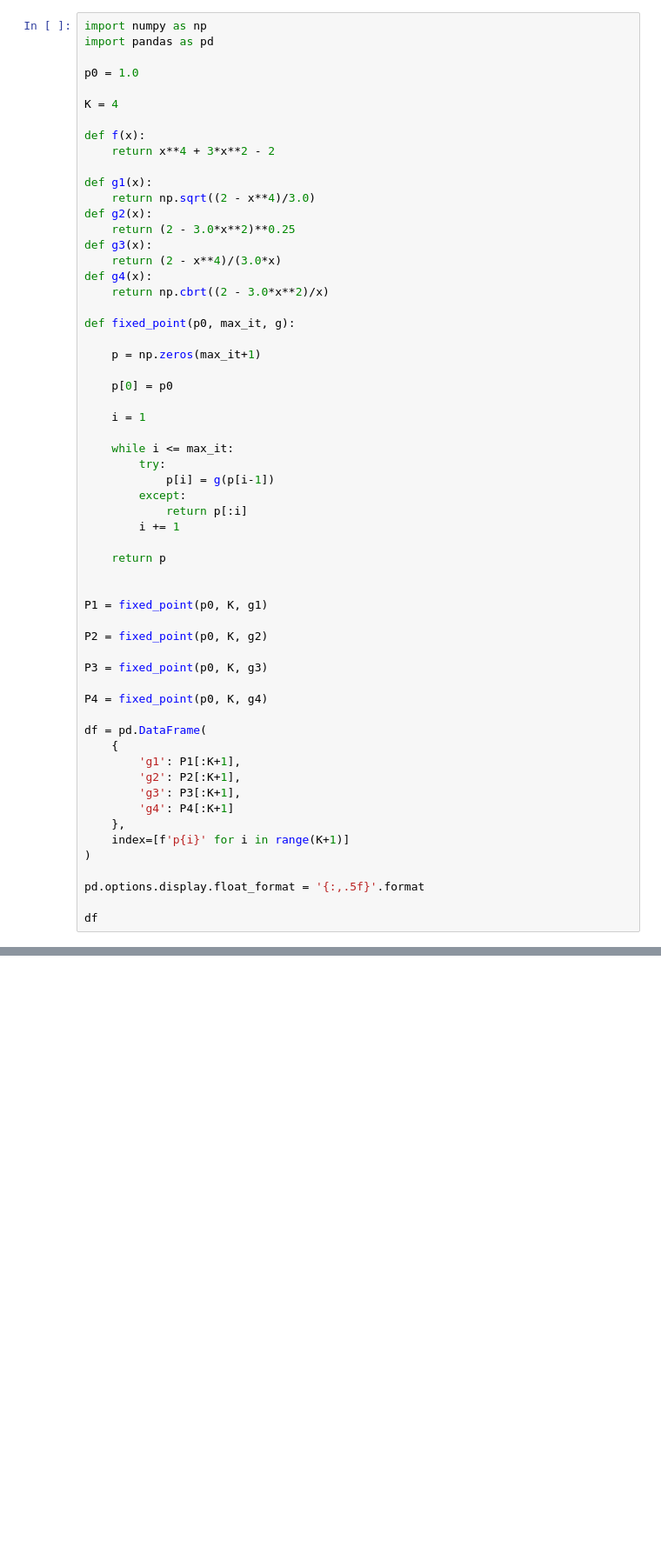
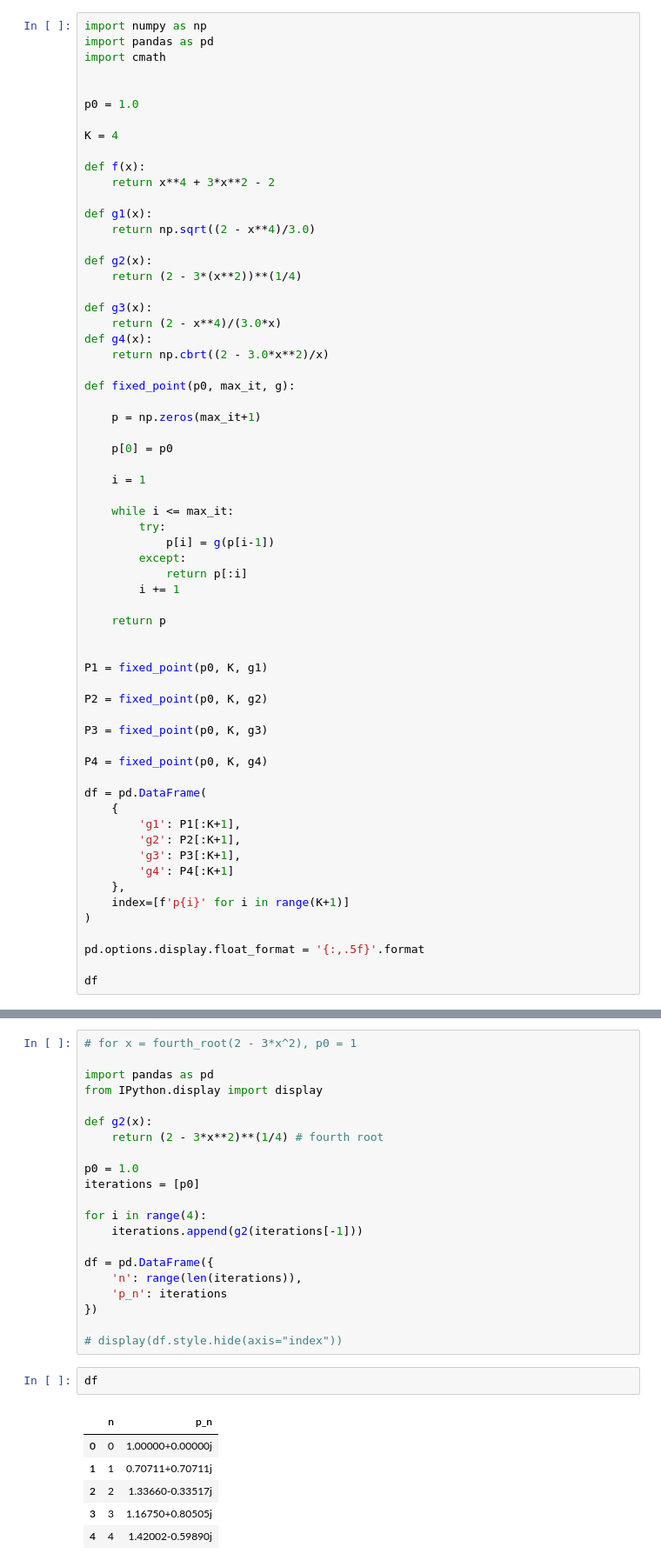
Before and after one commit to raminguyen/Numerical-Analyses, a Jupyter notebook: assignment 1/question2.ipynb, the cells around one changed output, grey strips where cells are left out. Shown at 87% size. Cells and saved outputs as stored; diff of their text form; blank space fills up the shorter version.

```diff
--- a/assignment 1/question2.ipynb
+++ b/assignment 1/question2.ipynb
@@ -1,6 +1,8 @@
 # %%
 import numpy as np
 import pandas as pd
+import cmath
+
 
 p0 = 1.0
 
@@ -11,8 +13,10 @@ def f(x):
 
 def g1(x):
     return np.sqrt((2 - x**4)/3.0)
+
 def g2(x):
-    return (2 - 3.0*x**2)**0.25
+    return (2 - 3*(x**2))**(1/4)
+
 def g3(x):
     return (2 - x**4)/(3.0*x)
 def g4(x):
@@ -81,3 +85,33 @@ plt.grid(True)
 plt.show()
 # %% [output]
 [figure]
+# %%
+# for x = fourth_root(2 - 3*x^2), p0 = 1
+
+import pandas as pd
+from IPython.display import display
+
+def g2(x):
+    return (2 - 3*x**2)**(1/4) # fourth root
+
+p0 = 1.0
+iterations = [p0]
+
+for i in range(4):
+    iterations.append(g2(iterations[-1]))
+
+df = pd.DataFrame({
+    'n': range(len(iterations)),
+    'p_n': iterations
+})
+
+# display(df.style.hide(axis="index"))
+# %%
+df
+# %% [output]
+|  | n | p_n |
+| 0 | 0 | 1.00000+0.00000j |
+| 1 | 1 | 0.70711+0.70711j |
+| 2 | 2 | 1.33660-0.33517j |
+| 3 | 3 | 1.16750+0.80505j |
+| 4 | 4 | 1.42002-0.59890j |
```
Also changed, not shown: 1 other file.
